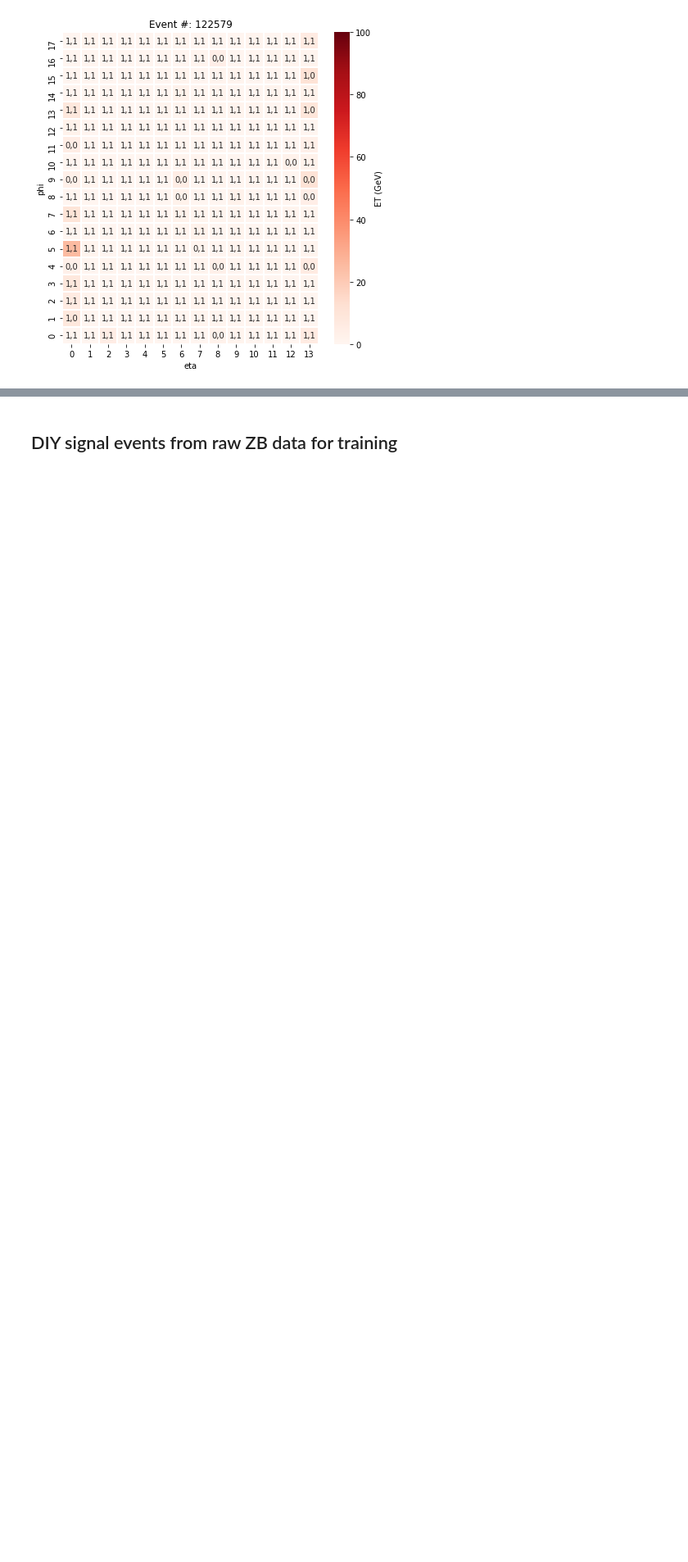
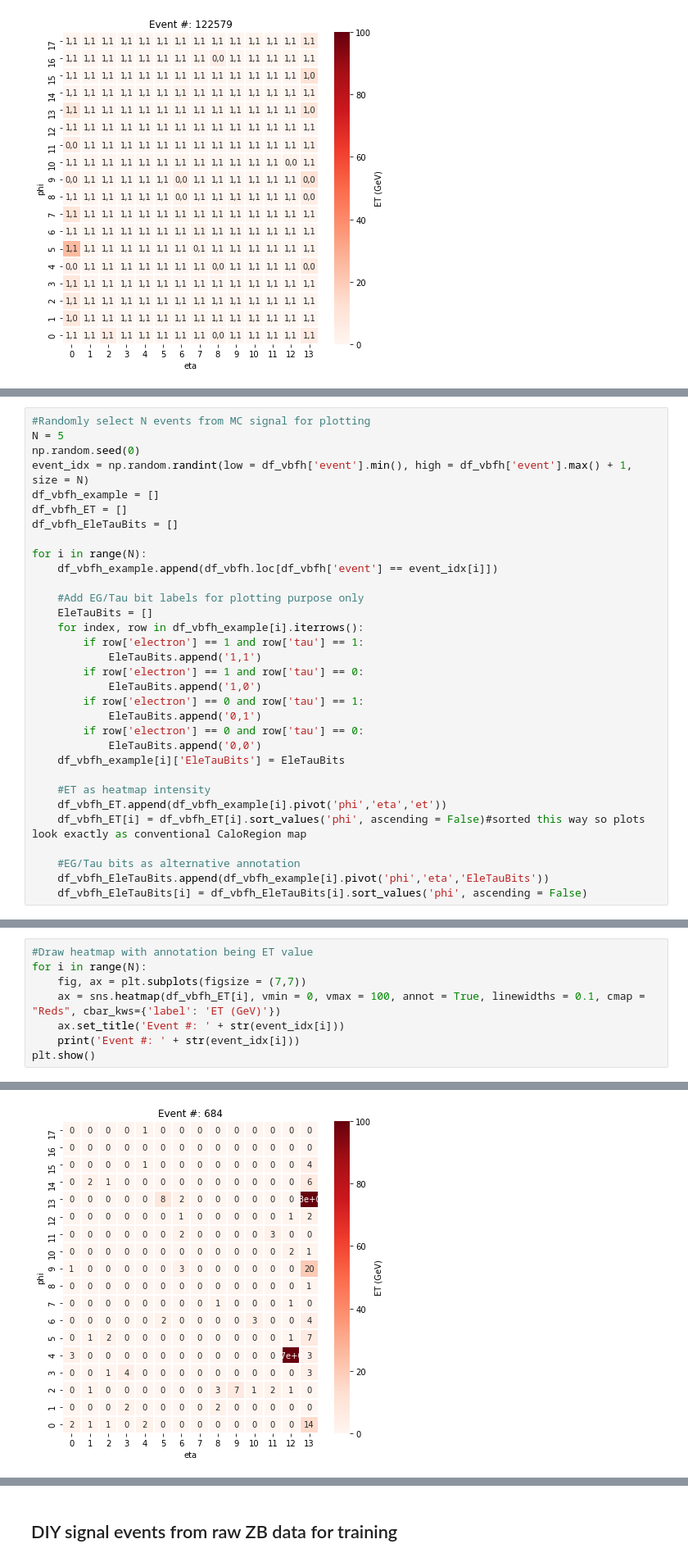
Before and after one commit to hftsoi/ML_CMSL1CaloTrigger, a Jupyter notebook: CNN_training.ipynb, the cells around one changed output, grey strips where cells are left out. Shown at 82% size. Cells and saved outputs as stored; diff of their text form; blank space fills up the shorter version.

```diff
--- a/CNN_training.ipynb
+++ b/CNN_training.ipynb
@@ -216,0 +226,32 @@ Event #: 122579
+# %%
+#Randomly select N events from MC signal for plotting
+N = 5
+np.random.seed(0)
+event_idx = np.random.randint(low = df_vbfh['event'].min(), high = df_vbfh['event'].max() + 1, size = N)
+df_vbfh_example = []
+df_vbfh_ET = []
+df_vbfh_EleTauBits = []
+
+for i in range(N):
+    df_vbfh_example.append(df_vbfh.loc[df_vbfh['event'] == event_idx[i]])
+
+    #Add EG/Tau bit labels for plotting purpose only
+    EleTauBits = []
+    for index, row in df_vbfh_example[i].iterrows():
+        if row['electron'] == 1 and row['tau'] == 1:
+            EleTauBits.append('1,1')
+        if row['electron'] == 1 and row['tau'] == 0:
+            EleTauBits.append('1,0')
+        if row['electron'] == 0 and row['tau'] == 1:
+            EleTauBits.append('0,1')
+        if row['electron'] == 0 and row['tau'] == 0:
+            EleTauBits.append('0,0')
+    df_vbfh_example[i]['EleTauBits'] = EleTauBits
+
+    #ET as heatmap intensity
+    df_vbfh_ET.append(df_vbfh_example[i].pivot('phi','eta','et'))
+    df_vbfh_ET[i] = df_vbfh_ET[i].sort_values('phi', ascending = False)#sorted this way so plots look exactly as conventional CaloRegion map
+
+    #EG/Tau bits as alternative annotation
+    df_vbfh_EleTauBits.append(df_vbfh_example[i].pivot('phi','eta','EleTauBits'))
+    df_vbfh_EleTauBits[i] = df_vbfh_EleTauBits[i].sort_values('phi', ascending = False)
@@ -216,0 +263,9 @@ Event #: 122579
+# %%
+#Draw heatmap with annotation being ET value
+for i in range(N):
+    fig, ax = plt.subplots(figsize = (7,7))
+    ax = sns.heatmap(df_vbfh_ET[i], vmin = 0, vmax = 100, annot = True, linewidths = 0.1, cmap = "Reds", cbar_kws={'label': 'ET (GeV)'})
+    ax.set_title('Event #: ' + str(event_idx[i]))
+    print('Event #: ' + str(event_idx[i]))
+plt.show()
+# %% [output]
@@ -216,0 +277 @@ Event #: 122579
+[figure, added]
```
Also changed, not shown: parts of 17 cells of this notebook, 4 other files.
